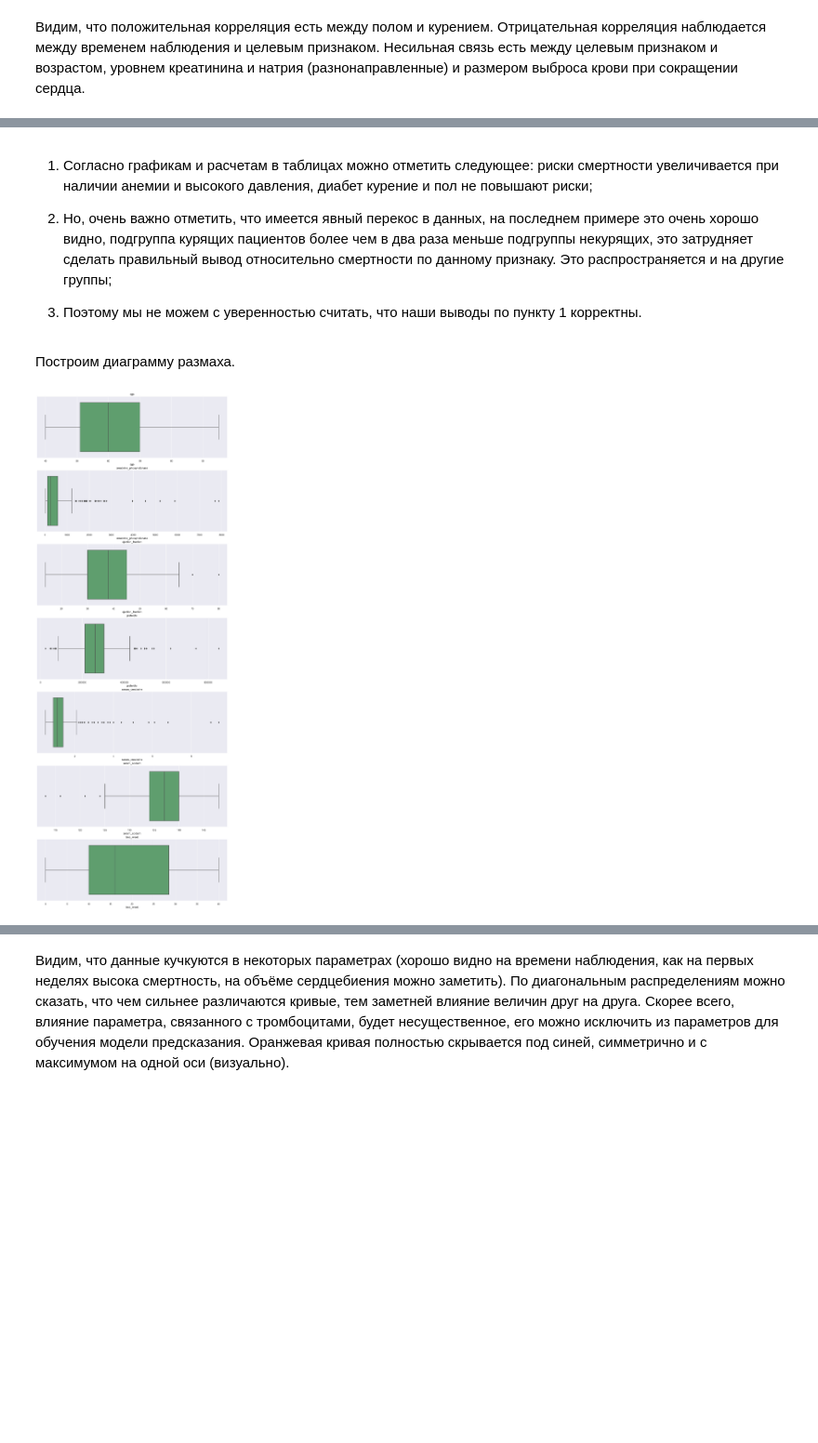
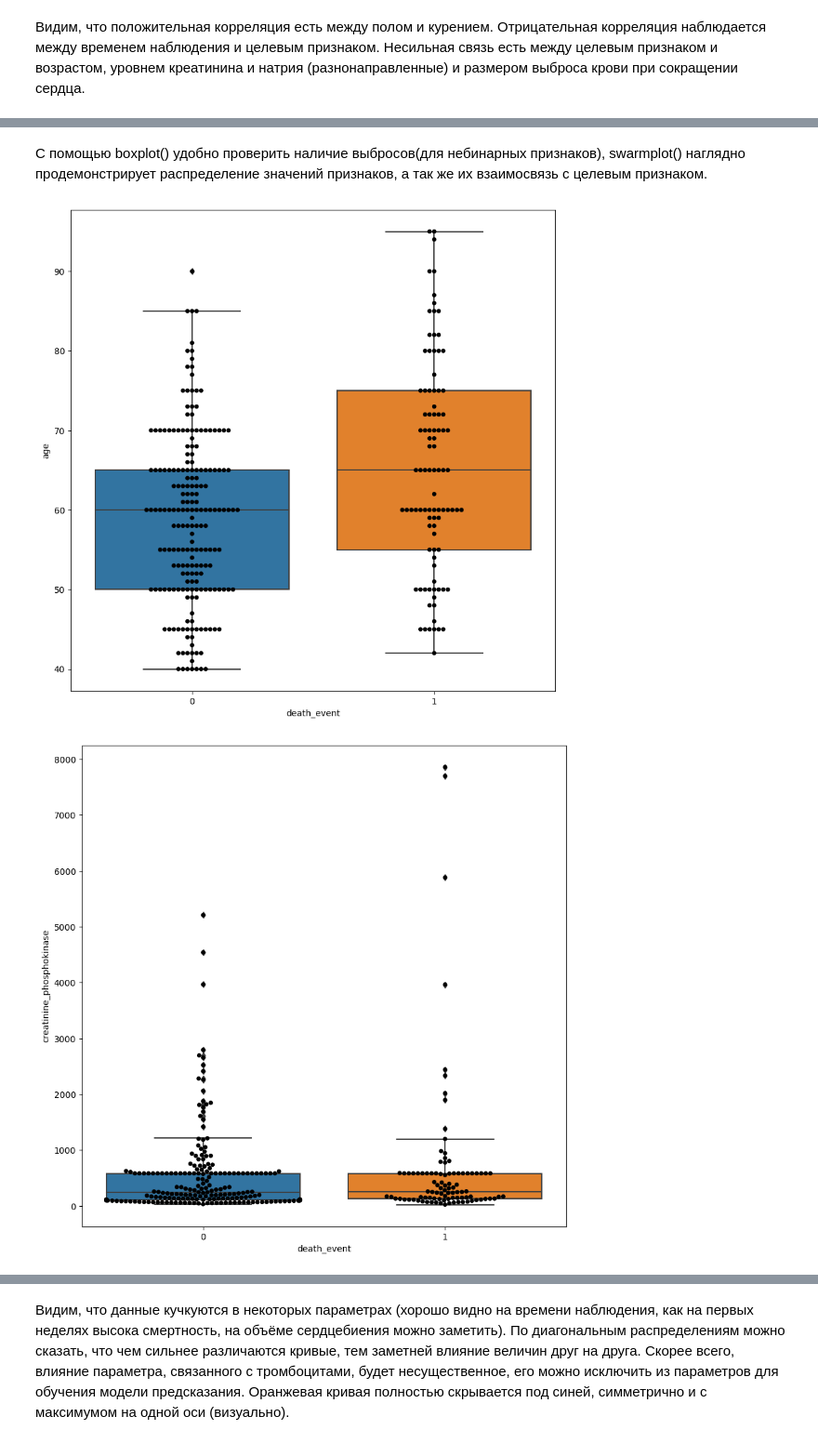
Before and after one commit to stusha-stu/Heart-Failure-Prediction-Project, a Jupyter notebook: heart_failure_clinical_records_predicting_death.ipynb, the cells around one changed output, grey strips where cells are left out. Shown at 93% size. Saved outputs shown, nothing was run; the diff lists cells and outputs as text; code cells hidden in the pictures; blank space fills up the shorter version.

```diff
--- a/heart_failure_clinical_records_predicting_death.ipynb
+++ b/heart_failure_clinical_records_predicting_death.ipynb
@@ -244,13 +187,0 @@ sns.lineplot(data=df_time, x="time_week", y="percent_of_death", color = 'g')
-# %%
-
-for i in range(len(list_of_numerical_features)):
-    table = data.pivot_table(index=list_of_numerical_features[i], values='death_event', aggfunc=['sum','count'])
-    table.columns = ['number_of_death','number_of_observations']
-    table['mortality_rate'] = round(table['number_of_death']*100/table['number_of_observations'],0)
-    display(table)
-    #sns.countplot(x = data[list_of_categorical_features[i]],data=data, hue='death_event',color = 'g');
-    #title = list_of_categorical_features[i] + ' and death_event'
-    #plt.title(title)
-    #plt.show()
-    sns.lineplot(data=table, x=list_of_numerical_features[i], y='mortality_rate', color = 'g')
-    plt.show()
@@ -362,10 +187,0 @@ for i in range(len(list_of_numerical_features)):
-# %%
-for i in range(len(list_of_categorical_features)-1):
-    table = data.pivot_table(index=list_of_categorical_features[i], values='death_event', aggfunc=['sum','count'])
-    table.columns = ['number_of_death','number_of_observations']
-    table['mortality_rate'] = table['number_of_death']/table['number_of_observations']
-    display(table)
-    sns.countplot(x = data[list_of_categorical_features[i]],data=data, hue='death_event',color = 'g');
-    title = list_of_categorical_features[i] + ' and death_event'
-    plt.title(title)
-    plt.show()
@@ -398,8 +187,0 @@ for i in range(len(list_of_categorical_features)-1):
-# %% [markdown]
-1) Согласно графикам и расчетам в таблицах можно отметить следующее: риски смертности увеличивается при наличии анемии и высокого давления, диабет курение и пол не повышают риски;
-
-2) Но, очень важно отметить, что имеется явный перекос в данных, на последнем примере это очень хорошо видно, подгруппа курящих пациентов более чем в два раза меньше подгруппы некурящих, это затрудняет сделать правильный вывод относительно смертности по данному признаку. Это распространяется и на другие группы;
-
-3) Поэтому мы не можем с уверенностью считать, что наши выводы по пункту 1 корректны.
-# %% [markdown]
-Построим диаграмму размаха.
@@ -409,9 +188,13 @@ list_of_numerical_features.remove('time')
-# %%
-fig, ax = plt.subplots(nrows = 7,ncols = 1,figsize = (15,40))
-for i in range(len(list_of_numerical_features)):
-    plt.subplot(7,1,i+1)
-    sns.boxplot(x=data[list_of_numerical_features[i]], color='g');
-    title = list_of_numerical_features[i]
-    plt.title(title)
-# %% [output]
-[figure, removed]
+# %% [markdown]
+С помощью boxplot() удобно проверить наличие выбросов(для небинарных признаков), swarmplot() наглядно продемонстрирует распределение значений признаков, а так же их взаимосвязь с целевым признаком.
+# %%
+feature_for_boxplot = ['age', 'creatinine_phosphokinase', 'ejection_fraction', 'platelets','time','serum_creatinine', 'serum_sodium']
+for i in range(len(feature_for_boxplot)):
+    plt.figure(figsize=(10,10))
+    #sns.stripplot(y=data[feature_for_boxplot[i]], x=data['death_event'], color='black')
+    sns.swarmplot(y=data[feature_for_boxplot[i]], x=data['death_event'], color='black')
+    sns.boxplot(y=data[feature_for_boxplot[i]], x=data['death_event'])
+    plt.show
+# %% [output]
+[figure, added]
+[figure, added]
```
Also changed, not shown: parts of 52 cells of this notebook, 4 other files.
